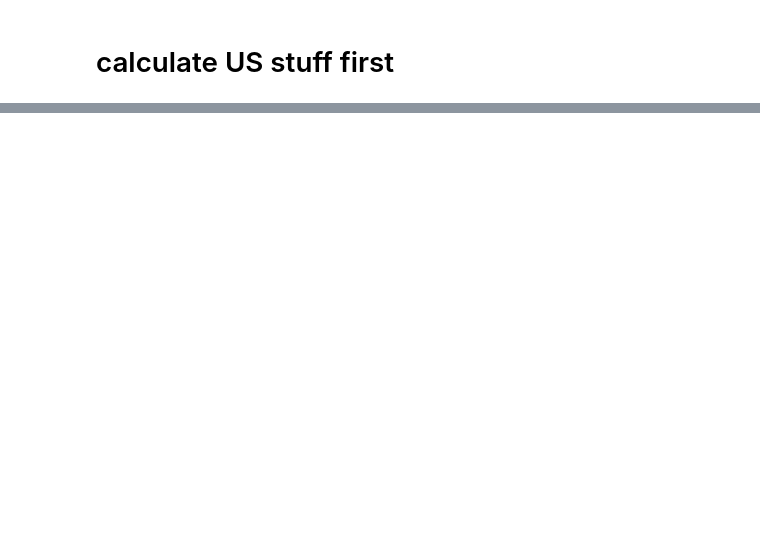
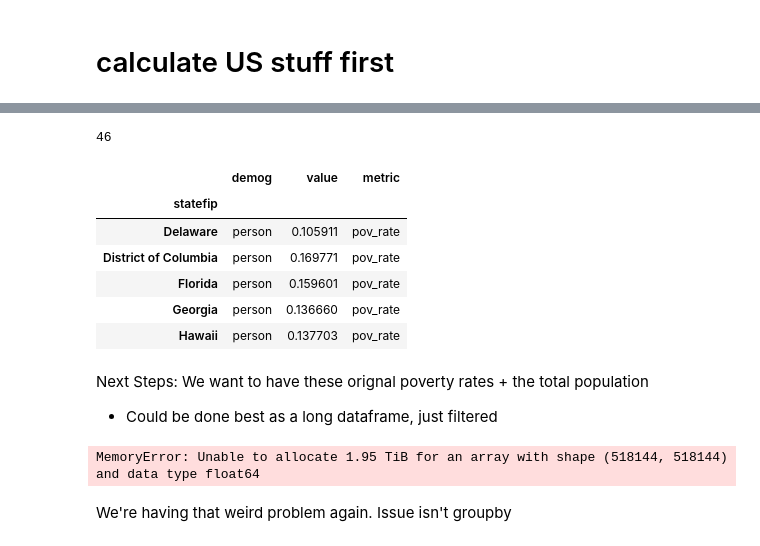
Before and after one commit to UBICenter/us-calc, a Jupyter notebook: pre-processing-notebook.ipynb, the cells around one changed output, grey strips where cells are left out. Cells and saved outputs as stored; diff of their text form; code cells hidden in the pictures; blank space fills up the shorter version.

Commit message:
long df in notebook

```diff
--- a/pre-processing-notebook.ipynb
+++ b/pre-processing-notebook.ipynb
@@ -185,0 +265,20 @@ person.head().T
+# %%
+# calculate poverty RATE for each DEMOGRAPHIC in US
+pov_rate_us = mdf.weighted_sum(poor_pop, demog_cols, "asecwt") / mdf.weighted_sum(
+    person, demog_cols, w="asecwt"
+)
+# add name to series
+pov_rate_us.name = "US"
+# calculate poverty RATE for each group by state
+pov_rates = mdf.weighted_sum(
+    poor_pop, demog_cols, "asecwt", groupby="statefip"
+) / +mdf.weighted_sum(person, demog_cols, w="asecwt", groupby="statefip")
+
+# append US statistics as additional 'state'
+pov_df = pov_rates.append(pov_rate_us)
+
+# melt df from wide to long format
+pov_df = pov_df.melt(ignore_index=False, var_name="demog")
+
+pov_df.insert(loc=1, column='metric',value='pov_rate')
+pov_df.info()
@@ -186,2 +296,29 @@ person.head().T
+# %%
+pov_df.index.nunique()
+# %% [output]
+46
+# %%
+pov_df['metric']='pov_rate'
+pov_df.head()
+# %% [output]
+|  | demog | value | metric |
+| statefip |  |  |  |
+| Delaware | person | 0.105911 | pov_rate |
+| District of Columbia | person | 0.169771 | pov_rate |
+| Florida | person | 0.159601 | pov_rate |
+| Georgia | person | 0.136660 | pov_rate |
+| Hawaii | person | 0.137703 | pov_rate |
+# %% [markdown]
+Next Steps:
+We want to have these orignal poverty rates + the total population
+- Could be done best as a long dataframe, just filtered
+# %%
+# person[demog_cols]*person['poor']
+# person.poor.shape
+person[demog_cols] & person.poor
+# %% [output]
+MemoryError: Unable to allocate 1.95 TiB for an array with shape (518144, 518144) and data type float64
+# %% [markdown]
+We're having that weird problem again. Issue isn't groupby
 # %%
 population = person.asecwt.sum()
```
Also changed, not shown: parts of 8 cells of this notebook, 2 other files.
